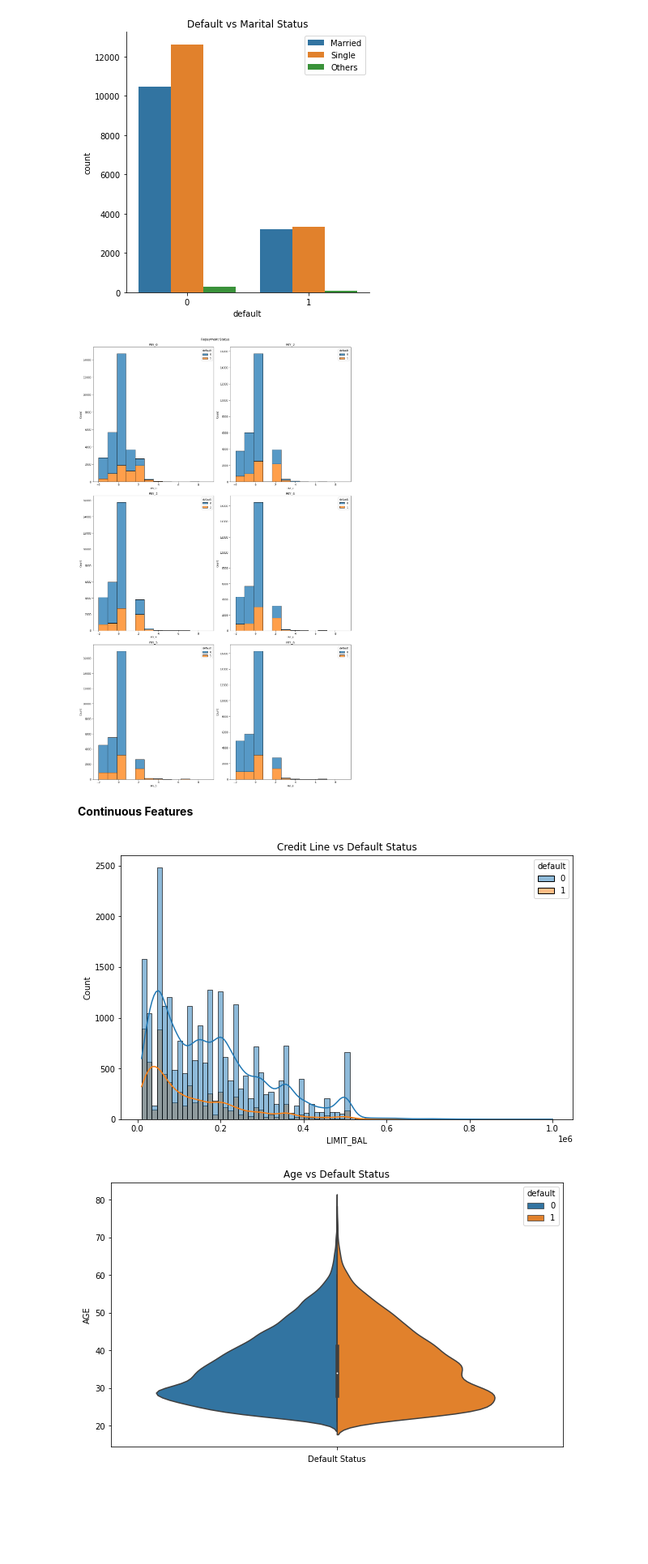
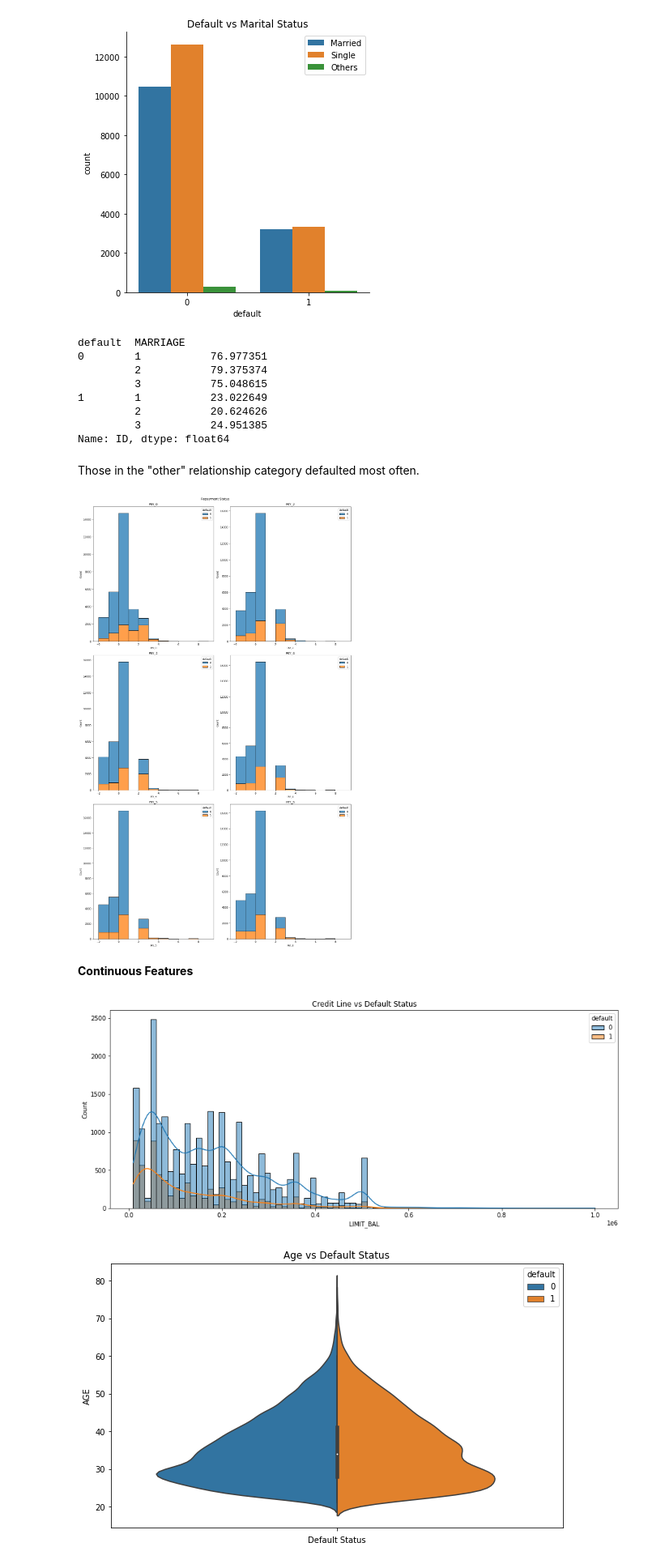
Before and after one commit to jenny3248/default-detection, a Jupyter notebook: Default Detection.ipynb, the cells around one changed output. Shown at 81% size. Saved outputs shown, nothing was run; the diff lists cells and outputs as text; code cells hidden in the pictures; blank space fills up the shorter version.

```diff
--- a/Default Detection.ipynb
+++ b/Default Detection.ipynb
@@ -129,26 +167,39 @@ plt.legend(labels=['Married', 'Single', 'Others'])
 plt.title('Default vs Marital Status');
 # %% [output]
 [figure]
+# %%
+df.groupby(['default', 'MARRIAGE']).sum()['ID'].groupby(level=1).apply(lambda x:100 * x / float(x.sum()))
+# %% [output]
+default  MARRIAGE
+0        1           76.977351
+         2           79.375374
+         3           75.048615
+1        1           23.022649
+         2           20.624626
+         3           24.951385
+Name: ID, dtype: float64
+# %% [markdown]
+Those in the "other" relationship category defaulted most often.
 # %%
 fig = plt.figure(figsize=(15,25))
 for i, var in enumerate(['PAY_0','PAY_2','PAY_3','PAY_4','PAY_5','PAY_6']):
     plt.subplot(3,2,i+1)
     plt.xlabel(var, fontsize=9)
     plt.title(var)
-    sns.histplot(data=df, x=var, hue="default", bins=np.linspace(-2, 9, num=13), multiple='stack')
+    sns.histplot(data=df, x=var, hue="default", bins=np.linspace(-2, 9, num=12), multiple='stack')
 fig.suptitle('Repayment Status')
 plt.tight_layout()
 plt.subplots_adjust(top=.96);
 # %% [output]
-[figure, old version]
+[figure, new version]
 # %% [markdown]
 **Continuous Features**
 # %%
-plt.figure(figsize=(10,6))
+plt.figure(figsize=(15,6))
 sns.histplot(data=df, x='LIMIT_BAL', hue='default', kde=True)
 plt.title('Credit Line vs Default Status');
 # %% [output]
-[figure, old version]
+[figure, new version]
 # %%
 age = df[['AGE','default']]
 age['Default Status'] = ''
```
Also changed, not shown: parts of 20 cells of this notebook.
